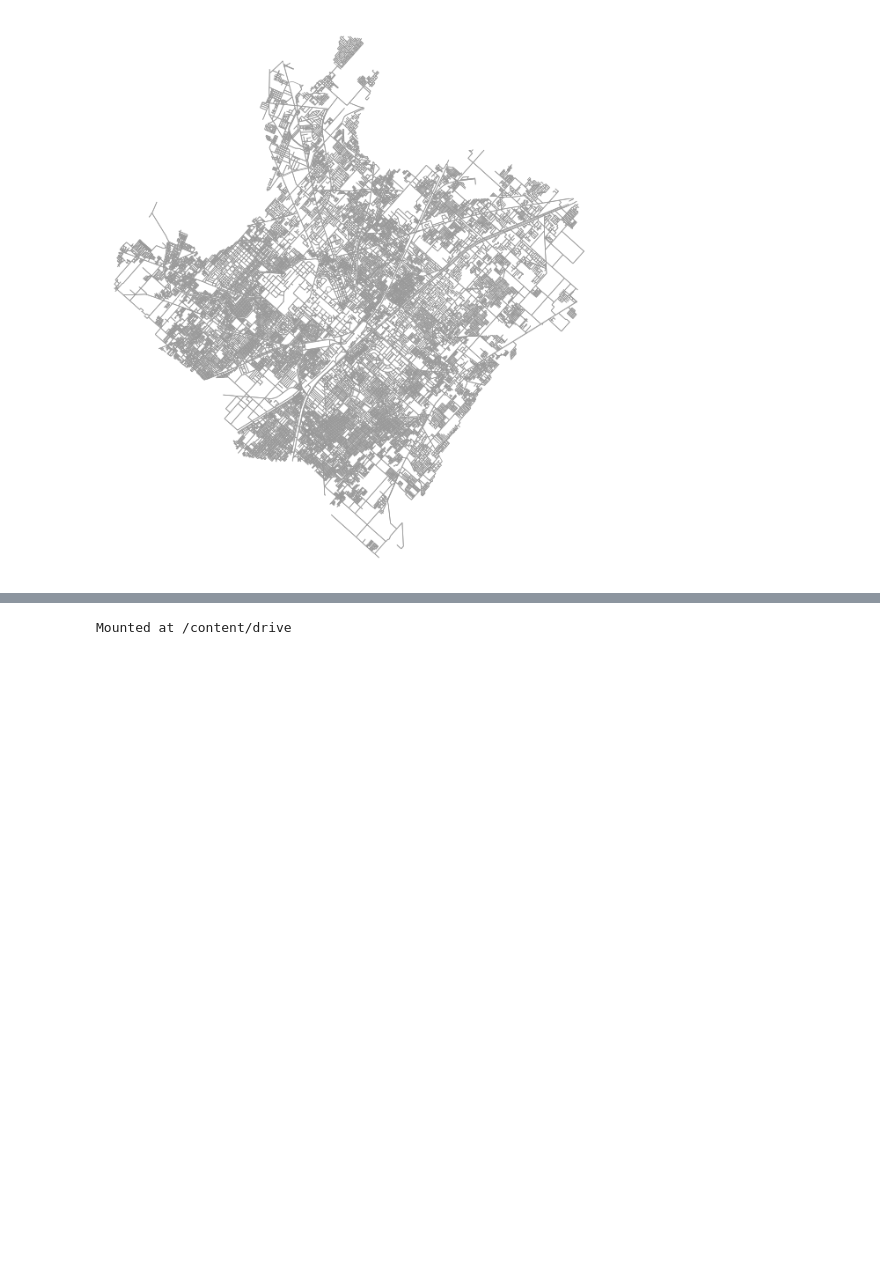
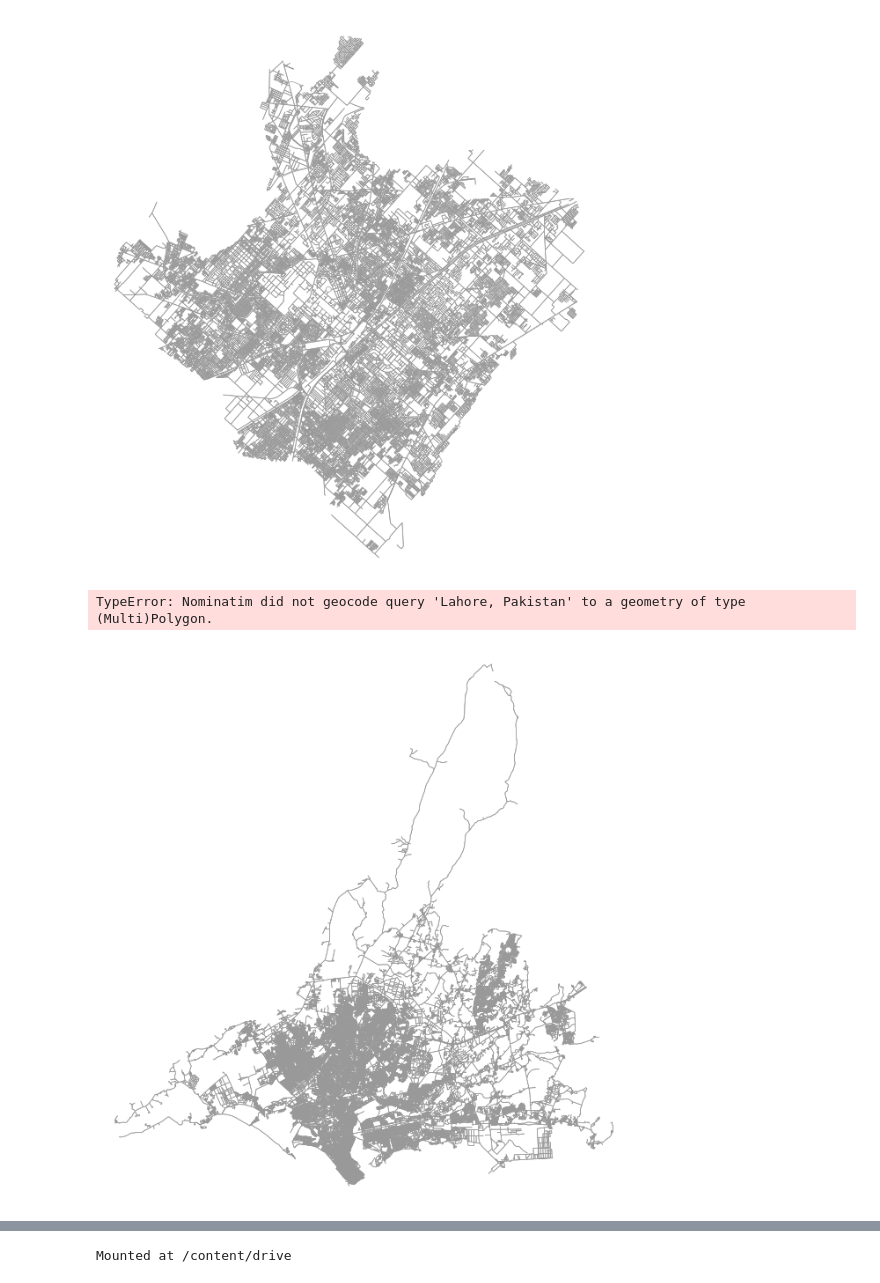
Before and after one commit to Izzah-Khursheed/Smart-Urban-Planning---Traffic-Flow-Optimizer, a Jupyter notebook: Data_Fetching.ipynb, the cells around one changed output, grey strips where cells are left out. Cells and saved outputs as stored; diff of their text form; code cells hidden in the pictures; blank space fills up the shorter version.

```diff
--- a/Data_Fetching.ipynb
+++ b/Data_Fetching.ipynb
@@ -253,6 +253,28 @@ graph = ox.graph_from_place(place_name, network_type="drive")
 fig, ax = ox.plot_graph(graph, node_size=0, edge_linewidth=0.5, bgcolor="white")
 # %% [output]
 [figure]
+# %%
+# Define the location for traffic data
+place_name1 = "Lahore, Pakistan"
+
+# Fetch road network from OpenStreetMap
+graph1 = ox.graph_from_place(place_name1, network_type="drive")
+
+# Plot the road network
+fig1, ax1 = ox.plot_graph(graph1, node_size=0, edge_linewidth=0.5, bgcolor="white")
+# %% [output]
+TypeError: Nominatim did not geocode query 'Lahore, Pakistan' to a geometry of type (Multi)Polygon.
+# %%
+# Define the location for traffic data
+place_name2 = "Karachi, Sindh, Pakistan"
+
+# Fetch road network from OpenStreetMap
+graph2 = ox.graph_from_place(place_name2, network_type="drive")
+
+# Plot the road network
+fig2, ax2 = ox.plot_graph(graph2, node_size=0, edge_linewidth=0.5, bgcolor="white")
+# %% [output]
+[figure, added]
 # %%
 import osmnx as ox
 import networkx as nx
```
Also changed, not shown: parts of 4 cells of this notebook.
